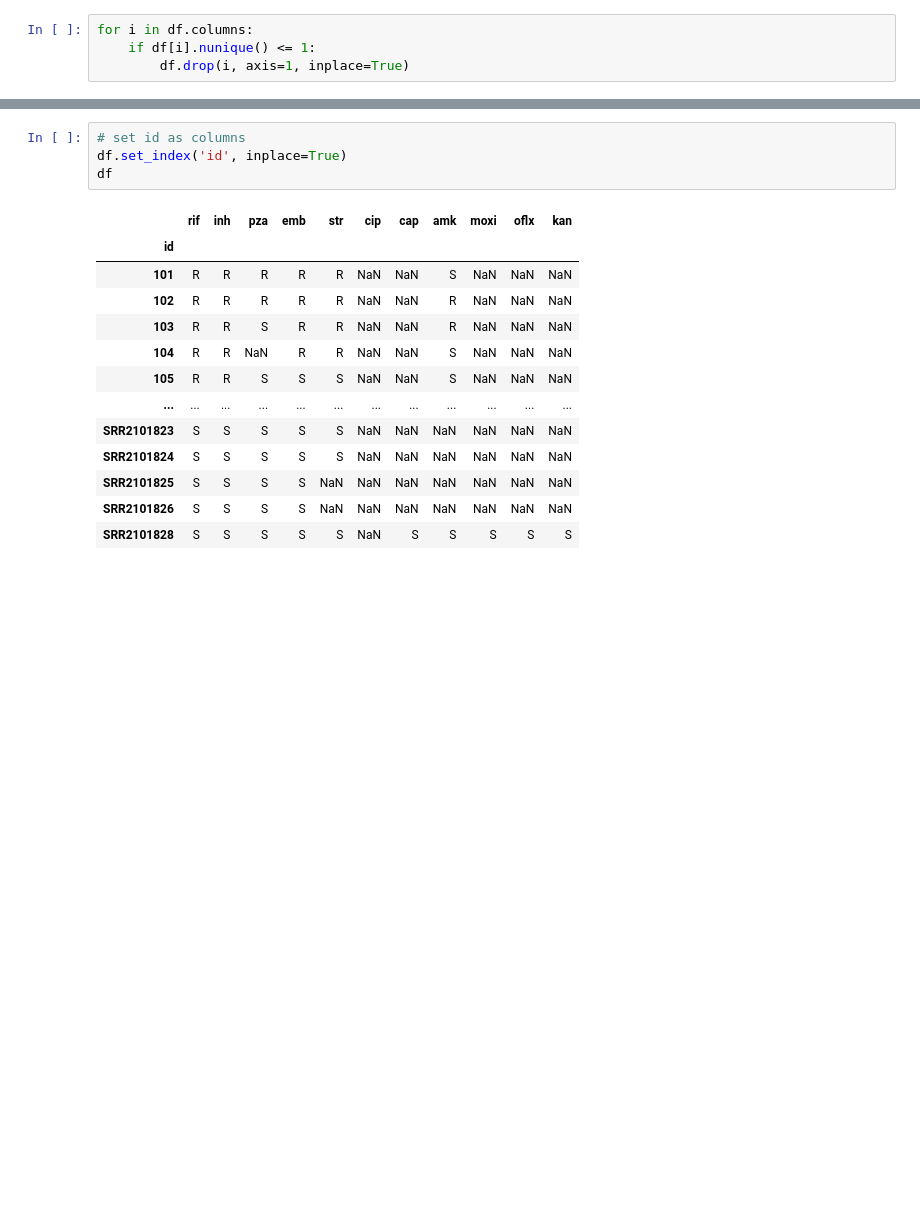
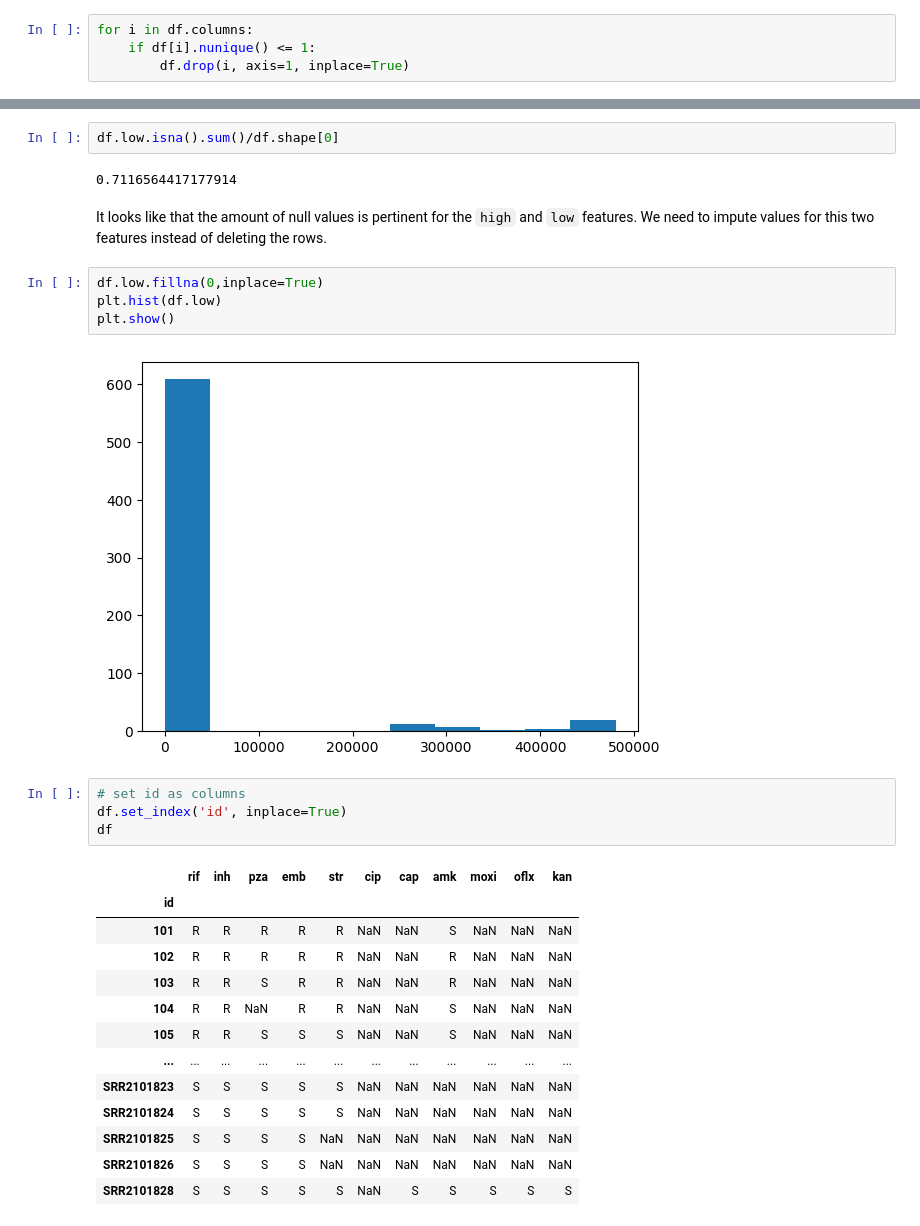
Before and after one commit to smurfedGitHubIO/GTB-Analysis, a Jupyter notebook: analysis.ipynb, the cells around one changed output, grey strips where cells are left out. Saved outputs shown, nothing was run; the diff lists cells and outputs as text; blank space fills up the shorter version.

```diff
--- a/analysis.ipynb
+++ b/analysis.ipynb
@@ -93,3 +93,15 @@ dtype: int64
+# %%
+df.low.isna().sum()/df.shape[0]
+# %% [output]
+0.7116564417177914
+# %% [markdown]
+It looks like that the amount of null values is pertinent for the `high` and `low` features. We need to impute values for this two features instead of deleting the rows.
+# %%
+df.low.fillna(0,inplace=True)
+plt.hist(df.low)
+plt.show()
+# %% [output]
+[figure, added]
 # %%
 # set id as columns
 df.set_index('id', inplace=True)
```
Also changed, not shown: parts of 14 cells of this notebook.
